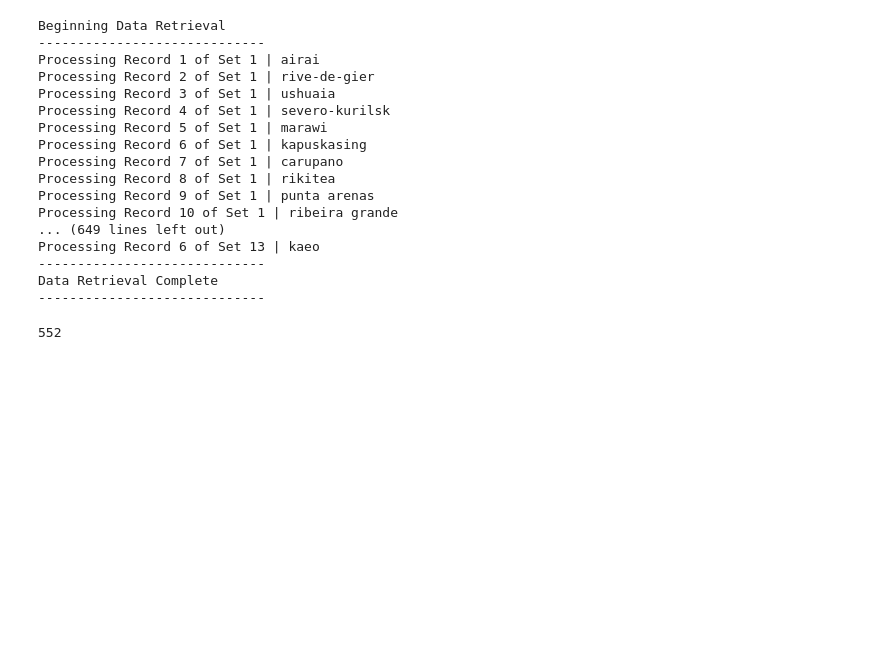
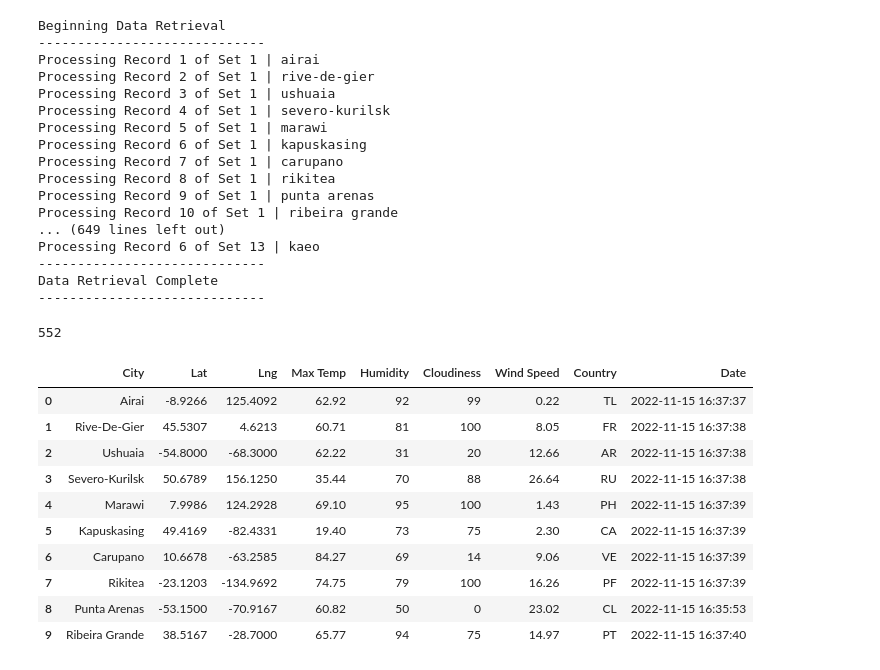
Before and after one commit to MSF2141/World_Weather_Analysis, a Jupyter notebook: WeatherPy.ipynb, the cells around one changed output. Cells and saved outputs as stored; diff of their text form; code cells hidden in the pictures; blank space fills up the shorter version.

Commit message:
code till data export to *.csv

```diff
--- a/WeatherPy.ipynb
+++ b/WeatherPy.ipynb
@@ -199,3 +199,19 @@ Data Retrieval Complete
 len(city_data)
 # %% [output]
 552
+# %%
+# Convert the array of dictionaries to a Pandas DataFrame.
+city_data_df = pd.DataFrame(city_data)
+city_data_df.head(10)
+# %% [output]
+|  | City | Lat | Lng | Max Temp | Humidity | Cloudiness | Wind Speed | Country | Date |
+| 0 | Airai | -8.9266 | 125.4092 | 62.92 | 92 | 99 | 0.22 | TL | 2022-11-15 16:37:37 |
+| 1 | Rive-De-Gier | 45.5307 | 4.6213 | 60.71 | 81 | 100 | 8.05 | FR | 2022-11-15 16:37:38 |
+| 2 | Ushuaia | -54.8000 | -68.3000 | 62.22 | 31 | 20 | 12.66 | AR | 2022-11-15 16:37:38 |
+| 3 | Severo-Kurilsk | 50.6789 | 156.1250 | 35.44 | 70 | 88 | 26.64 | RU | 2022-11-15 16:37:38 |
+| 4 | Marawi | 7.9986 | 124.2928 | 69.10 | 95 | 100 | 1.43 | PH | 2022-11-15 16:37:39 |
+| 5 | Kapuskasing | 49.4169 | -82.4331 | 19.40 | 73 | 75 | 2.30 | CA | 2022-11-15 16:37:39 |
+| 6 | Carupano | 10.6678 | -63.2585 | 84.27 | 69 | 14 | 9.06 | VE | 2022-11-15 16:37:39 |
+| 7 | Rikitea | -23.1203 | -134.9692 | 74.75 | 79 | 100 | 16.26 | PF | 2022-11-15 16:37:39 |
+| 8 | Punta Arenas | -53.1500 | -70.9167 | 60.82 | 50 | 0 | 23.02 | CL | 2022-11-15 16:35:53 |
+| 9 | Ribeira Grande | 38.5167 | -28.7000 | 65.77 | 94 | 75 | 14.97 | PT | 2022-11-15 16:37:40 |
```
Also changed, not shown: parts of 2 cells of this notebook.
